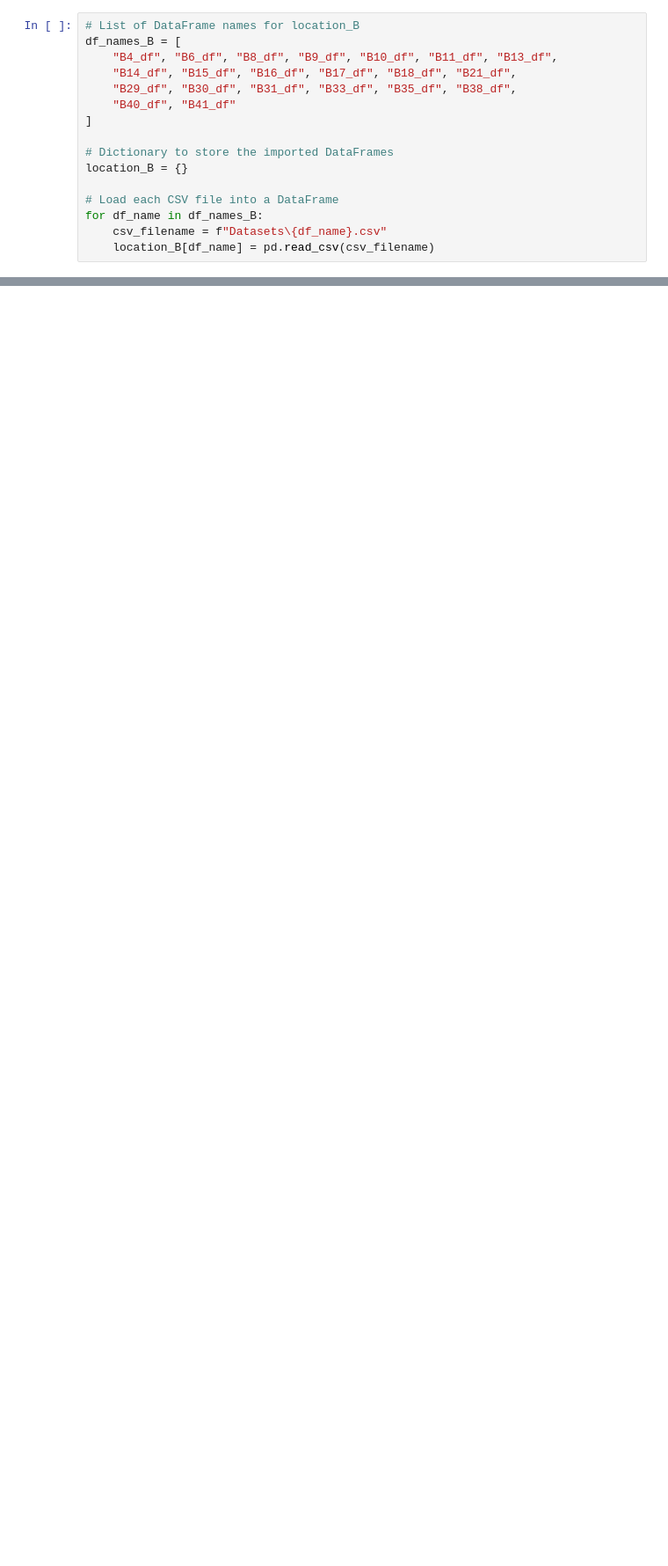
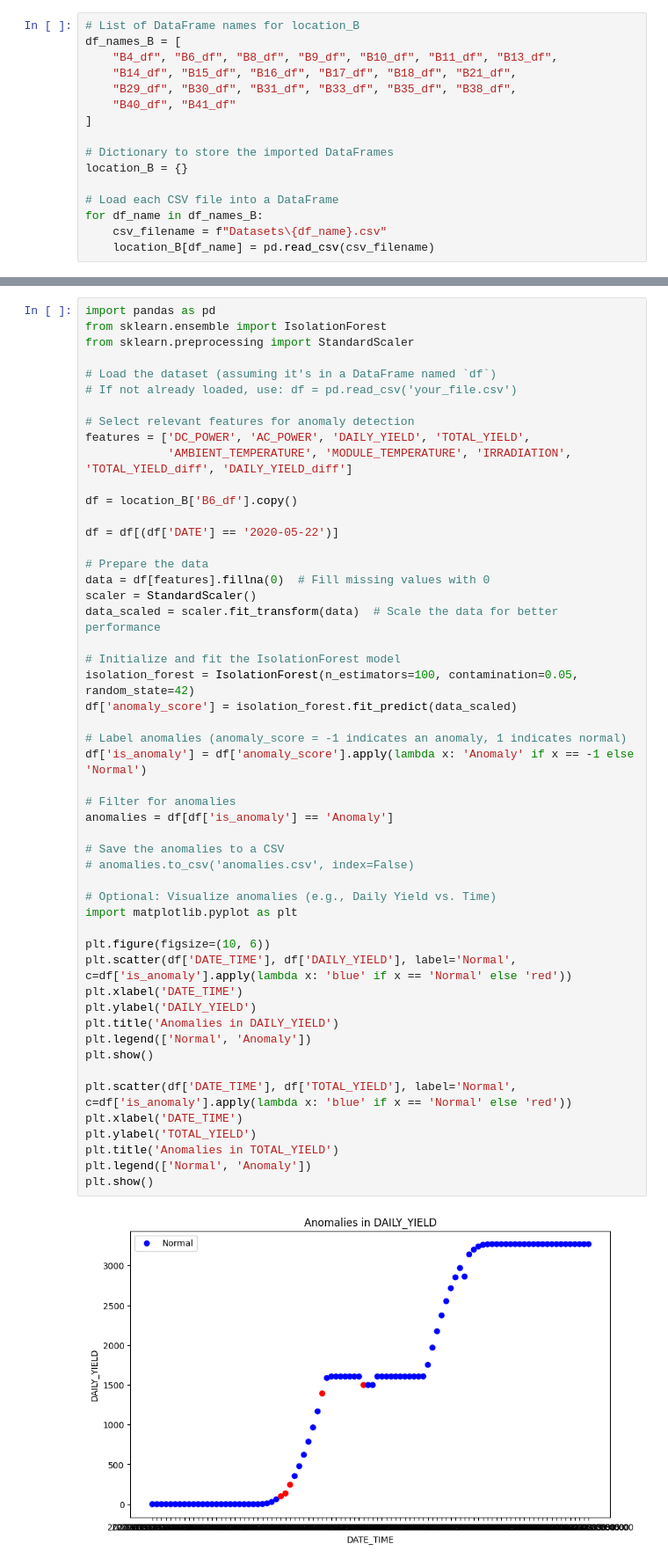
Before and after one commit to AkinduH/SLIIT-Datathon-2024, a Jupyter notebook: Anomaly_Detection_Model.ipynb, the cells around one changed output, grey strips where cells are left out. Shown at 88% size. Drawn from its saved outputs; the diff is of its cells as text; blank space fills up the shorter version.

Commit message:
Model added

```diff
--- a/Anomaly_Detection_Model.ipynb
+++ b/Anomaly_Detection_Model.ipynb
@@ -55,0 +40,53 @@ location_A['A1_df']
+# %%
+import pandas as pd
+from sklearn.ensemble import IsolationForest
+from sklearn.preprocessing import StandardScaler
+
+# Load the dataset (assuming it's in a DataFrame named `df`)
+# If not already loaded, use: df = pd.read_csv('your_file.csv')
+
+# Select relevant features for anomaly detection
+features = ['DC_POWER', 'AC_POWER', 'DAILY_YIELD', 'TOTAL_YIELD',
+            'AMBIENT_TEMPERATURE', 'MODULE_TEMPERATURE', 'IRRADIATION', 'TOTAL_YIELD_diff', 'DAILY_YIELD_diff']
+
+df = location_B['B6_df'].copy()
+
+df = df[(df['DATE'] == '2020-05-22')]
+
+# Prepare the data
+data = df[features].fillna(0)  # Fill missing values with 0
+scaler = StandardScaler()
+data_scaled = scaler.fit_transform(data)  # Scale the data for better performance
+
+# Initialize and fit the IsolationForest model
+isolation_forest = IsolationForest(n_estimators=100, contamination=0.05, random_state=42)
+df['anomaly_score'] = isolation_forest.fit_predict(data_scaled)
+
+# Label anomalies (anomaly_score = -1 indicates an anomaly, 1 indicates normal)
+df['is_anomaly'] = df['anomaly_score'].apply(lambda x: 'Anomaly' if x == -1 else 'Normal')
+
+# Filter for anomalies
+anomalies = df[df['is_anomaly'] == 'Anomaly']
+
+# Save the anomalies to a CSV
+# anomalies.to_csv('anomalies.csv', index=False)
+
+# Optional: Visualize anomalies (e.g., Daily Yield vs. Time)
+import matplotlib.pyplot as plt
+
+plt.figure(figsize=(10, 6))
+plt.scatter(df['DATE_TIME'], df['DAILY_YIELD'], label='Normal', c=df['is_anomaly'].apply(lambda x: 'blue' if x == 'Normal' else 'red'))
+plt.xlabel('DATE_TIME')
+plt.ylabel('DAILY_YIELD')
+plt.title('Anomalies in DAILY_YIELD')
+plt.legend(['Normal', 'Anomaly'])
+plt.show()
+
+plt.scatter(df['DATE_TIME'], df['TOTAL_YIELD'], label='Normal', c=df['is_anomaly'].apply(lambda x: 'blue' if x == 'Normal' else 'red'))
+plt.xlabel('DATE_TIME')
+plt.ylabel('TOTAL_YIELD')
+plt.title('Anomalies in TOTAL_YIELD')
+plt.legend(['Normal', 'Anomaly'])
+plt.show()
+# %% [output]
+[figure, added]
```
Also changed, not shown: parts of 12 cells of this notebook, 2 other files.
